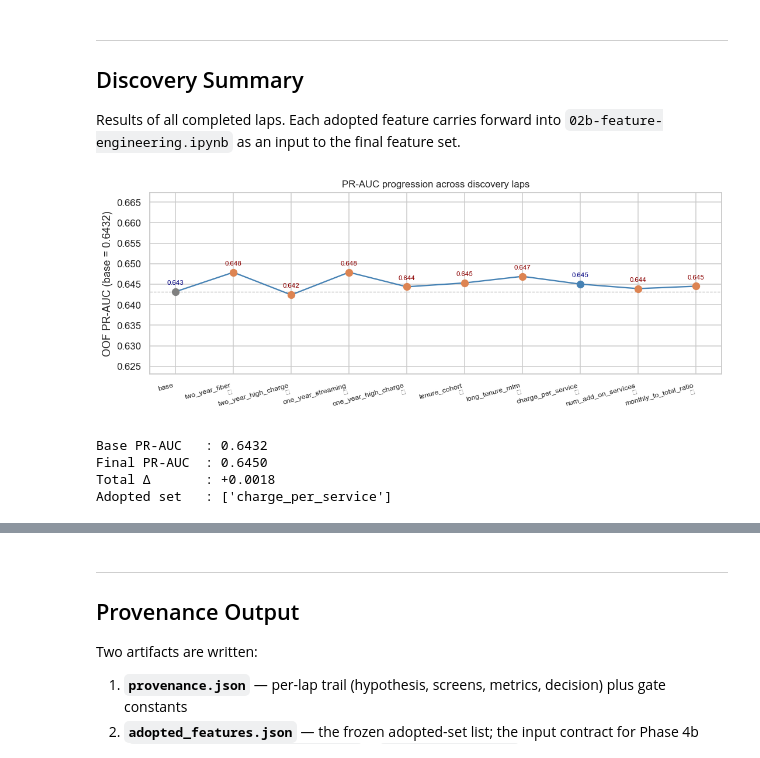
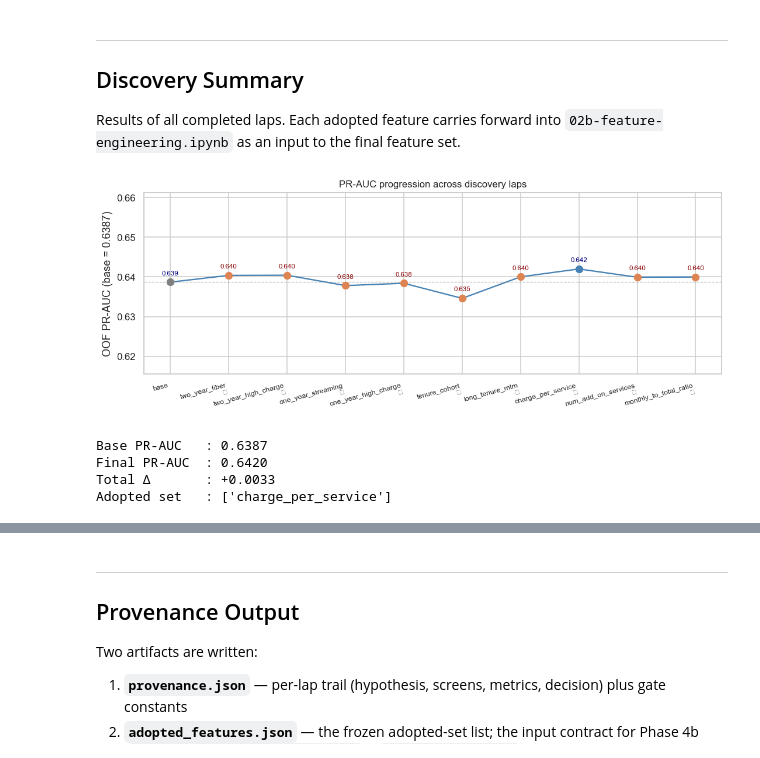
Before and after one commit to Ampofowaa/TelcoChurn_PortfolioProject, a Jupyter notebook: notebooks/02a-feature-discovery.ipynb, the cells around one changed output, grey strips where cells are left out. Saved outputs shown, nothing was run; the diff lists cells and outputs as text; code cells hidden in the pictures.

```diff
--- a/notebooks/02a-feature-discovery.ipynb
+++ b/notebooks/02a-feature-discovery.ipynb
@@ -106,8 +111,15 @@ from scratch in this notebook; adopted candidates migrate to `build.py`.
 PROJECT_ROOT = get_project_root()
 cfg = load_config()
 raw_path = PROJECT_ROOT / cfg.paths.raw_data
-df = load_raw_csv(raw_path)
-validate_raw(df, strict=True)
+df_all = load_raw_csv(raw_path)
+validate_raw(df_all, strict=True)
+
+# Canonical split (sealed via `make split`) — discovery runs on the dev partition
+# only; the test partition stays untouched until evaluate.py (Phase 7). See
+# docs/canonical-split-refactor-tasks.md.
+df, _test_df = partition(df_all)
+n_test = len(_test_df)
+del _test_df
 
 BASE_BINARY = [
     "gender", "has_partner", "dependents", "phoneservice",
@@ -132,7 +144,7 @@ decoy_col = pd.Series(
     name=DECOY_COL,
 )
 
-print(f"Dataset : {len(df):,} rows × {len(X_base.columns)} base feature columns")
+print(f"Dataset (dev partition) : {len(df):,} rows — {len(X_base.columns)} base feature columns ({n_test:,} test rows sealed, not loaded here)")
 print(f"Churn rate : {y.mean()*100:.1f}%  ({y.sum():,} positives)")
 print(f"Gate constants: CORR_THRESHOLD={CORR_THRESHOLD}, "
       f"CRAMERS_V_THRESHOLD={CRAMERS_V_THRESHOLD}, "
@@ -1492,7 +1503,7 @@ if decision_tc.rejection_screen:
 # %%
 lap_records.append(LapRecord(
     lap=5,
-    blind_spot="tenure band (55.0, 72.0] — 53.7% FN rate, 73 missed churners",
+    blind_spot="tenure band (55.0, 72.0] — 55.9% FN rate, 62 missed churners",
     candidate="tenure_cohort",
     hypothesis=(
         "Encoding tenure into five EDA-grounded cohorts (0-12mo, 13-24mo, 25-48mo, 49-65mo, 65+mo) "
@@ -1685,7 +1695,7 @@ if decision_ltm.rejection_screen:
 # %%
 lap_records.append(LapRecord(
     lap=6,
-    blind_spot="tenure band (55.0, 72.0] — 53.7% FN rate, 73 missed churners",
+    blind_spot="tenure band (55.0, 72.0] — 55.9% FN rate, 62 missed churners",
     candidate="long_tenure_mtm",
     hypothesis=(
         "A customer who stays month-to-month for over 4 years has had dozens of renewal "
@@ -2510,38 +2522,38 @@ candidates = ["base"] + [r.candidate for r in lap_records]
 colors = ["steelblue" if d == "adopt" else ("#DD8452" if d == "reject" else "grey")
           for d in decisions]
 
 fig, ax = plt.subplots(figsize=(10, 4))
 ax.plot(range(len(pr_auc_seq)), pr_auc_seq, marker="o", color="steelblue", linewidth=1.5)
 for i, (pr, col, cand, dec) in enumerate(zip(pr_auc_seq, colors, candidates, decisions)):
     ax.annotate(
         f"{pr:.3f}",
         (i, pr), xytext=(0, 8), textcoords="offset points",
         ha="center", fontsize=7.5,
         color="darkred" if dec == "reject" else "navy",
     )
     ax.scatter(i, pr, color=col, zorder=5, s=60)
 
 ax.set_xticks(range(len(candidates)))
 ax.set_xticklabels(
     [f"{c}\n{'✓' if d == 'adopt' else ('✗' if d == 'reject' else '')}" for c, d in zip(candidates, decisions)],
     fontsize=8, rotation=15, ha="right",
 )
-ax.set_ylabel("OOF PR-AUC (base = 0.6432)")
+ax.set_ylabel(f"OOF PR-AUC (base = {base_pr_auc:.4f})")
 ax.axhline(base_pr_auc, color="grey", linestyle="--", linewidth=0.8, alpha=0.6, label=f"base {base_pr_auc:.4f}")
 ax.set_title("PR-AUC progression across discovery laps", fontsize=11)
 ax.set_ylim(min(pr_auc_seq) * 0.97, max(pr_auc_seq) * 1.03)
 plt.tight_layout()
 plt.show()
 
 print(f"\nBase PR-AUC   : {base_pr_auc:.4f}")
 print(f"Final PR-AUC  : {current_pr_auc:.4f}")
 print(f"Total Δ       : {current_pr_auc - base_pr_auc:+.4f}")
 print(f"Adopted set   : {adopted_features}")
 # %% [output]
-[figure, old version]
+[figure, new version]
-Base PR-AUC   : 0.6432
-Final PR-AUC  : 0.6450
-Total Δ       : +0.0018
+Base PR-AUC   : 0.6387
+Final PR-AUC  : 0.6420
+Total Δ       : +0.0033
 Adopted set   : ['charge_per_service']
 # %%
 # Per-lap summary table
```
Also changed, not shown: parts of 58 cells of this notebook, 59 other files.
